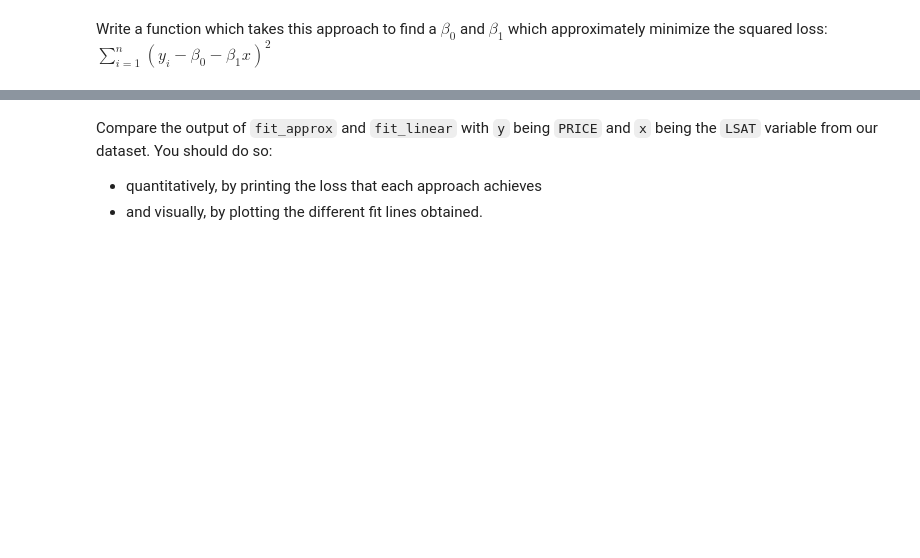
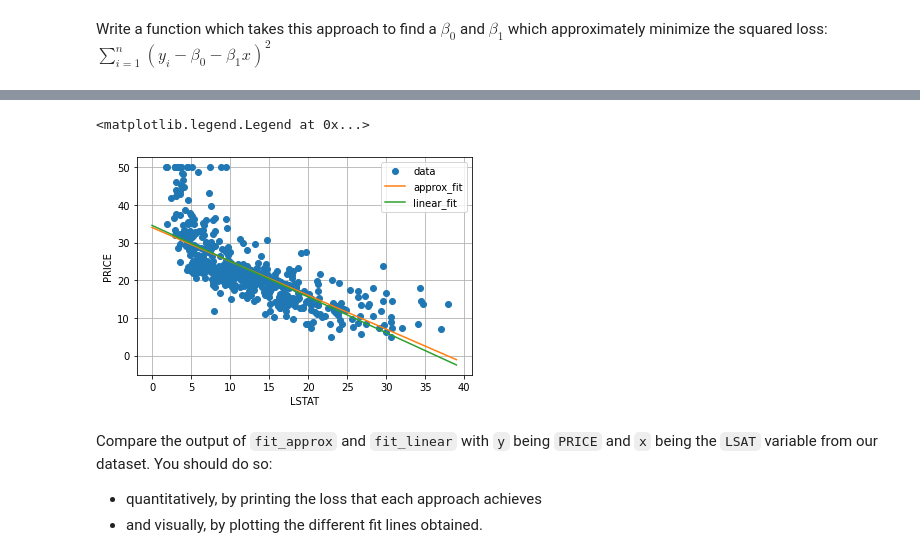
Before and after one commit to ramanarayanan-98/ml-fall22-lab1-rs8117, a Jupyter notebook: MLFall22_Lab_1.ipynb, the cells around one changed output, grey strips where cells are left out. Cells and saved outputs as stored; diff of their text form; code cells hidden in the pictures; blank space fills up the shorter version.

```diff
--- a/MLFall22_Lab_1.ipynb
+++ b/MLFall22_Lab_1.ipynb
@@ -177,15 +177,46 @@ Your code in `fit_linear` relies on the closed form expressions for the optimal
 For example, we could try out all combinations of parameters where $\beta_0$ is in `np.arange(-50,50,1)` and $\beta_1$ is in `np.arange(-10,10,.1)`
 # %% [markdown]
 Write a function which takes this approach to find a $\beta_0$ and $\beta_1$ which approximately minimize the squared loss: $\sum_{i=1}^n (y_i - \beta_0 - \beta_1 x)^2$
-# %%
-def fit_approx(x,y):
-    """
-    Given vectors of data points (x,y), performs an *approximate* fit for the linear model:
-       y = beta0 + beta1*x,
-    under the sum-of-squares loss. The min_loss returned is the lost of the best beta0 and beta1 you found.
-    """
-    beta0 = ...
-    beta1 = ...
-    min_loss = ...
-
-    return beta0, beta1, min_loss
+# %%
+import sys
+def fit_approx(x,y):
+    """
+    Given vectors of data points (x,y), performs an *approximate* fit for the linear model:
+       y = beta0 + beta1*x,
+    under the sum-of-squares loss. The min_loss returned is the lost of the best beta0 and beta1 you found.
+    """
+    min_loss = sys.float_info.max
+
+    for b0 in np.arange(-50,50,1):
+      for b1 in np.arange(-10,10,.1):
+        ypred = b0+(b1*x)
+        loss = np.sum((y-ypred)**2)
+        if loss < min_loss:
+          beta0 = b0
+          beta1 = b1
+          min_loss = loss
+
+    return beta0, beta1, min_loss
+
+lstatcol = df["LSTAT"].values
+xplt_range = np.arange(0,40)
+
+plt.plot(lstatcol,y,"o")
+plt.xlabel("LSTAT")
+plt.ylabel("PRICE")
+
+a_b0,a_b1,a_l = fit_approx(lstatcol,y)
+print(f"Result of approximate fit : beta0 = {a_b0}, beta1 = {a_b1}, loss = {a_l}")
+
+a_yp = a_b0+(a_b1*xplt_range)
+plt.plot(xplt_range,a_yp,"-")
+
+l_b0,l_b1,l_l = fit_linear(lstatcol,y)
+print(f"Result of linear fit : beta0 = {l_b0}, beta1 = {l_b1}, loss = {l_l}")
+
+l_yp = l_b0+(l_b1*xplt_range)
+plt.plot(xplt_range,l_yp,"-")
+
+plt.grid(True)
+plt.legend(['data', 'approx_fit', 'linear_fit'])
+# %% [output]
@@ -192,3 +225,5 @@ def fit_approx(x,y):
+<matplotlib.legend.Legend at 0x...>
+[figure, added]
 # %% [markdown]
 Compare the output of `fit_approx` and `fit_linear` with `y` being `PRICE` and `x` being the `LSAT` variable from our dataset. You should do so:
 * quantitatively, by printing the loss that each approach achieves
```
Also changed, not shown: parts of 4 cells of this notebook.
